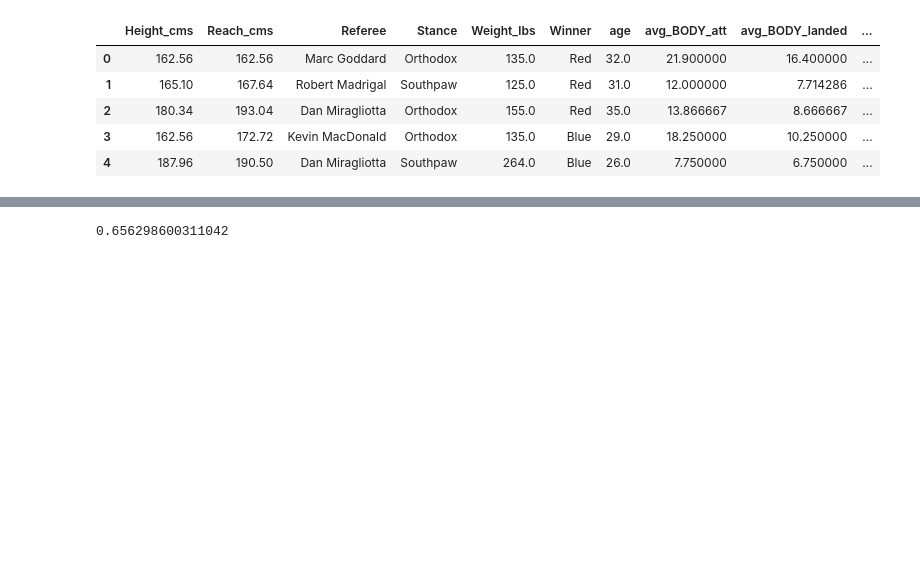
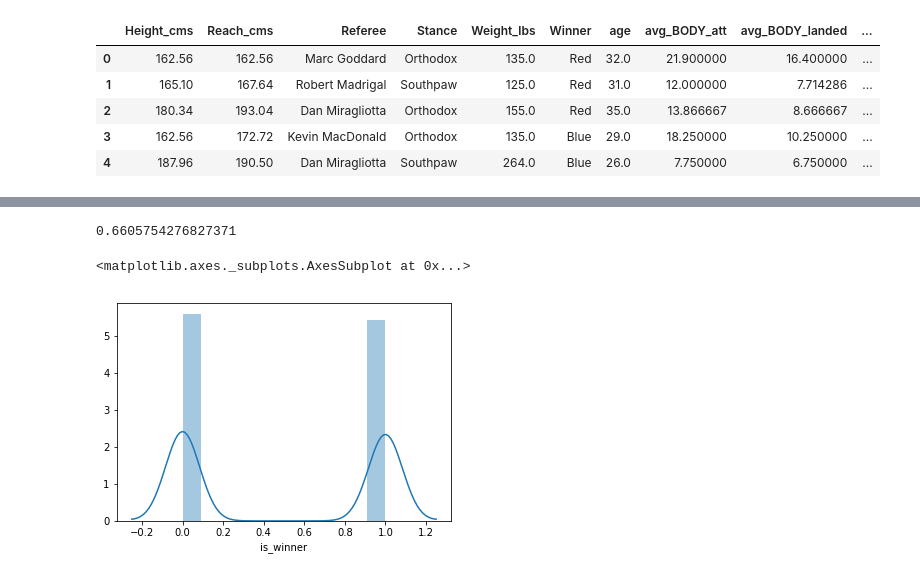
Before and after one commit to ekoly/DS-Unit-2-Applied-Modeling, a Jupyter notebook: module1/LS_DS_231_assignment.ipynb, the cells around one changed output, grey strips where cells are left out. Cells and saved outputs as stored; diff of their text form; code cells hidden in the pictures; blank space fills up the shorter version.

```diff
--- a/module1/LS_DS_231_assignment.ipynb
+++ b/module1/LS_DS_231_assignment.ipynb
@@ -35,7 +35,7 @@ pd.options.display.max_columns = 999
 
 dat_df = pd.read_csv("../data/ufc/data.csv")
 prep_dat_df = pd.read_csv("../data/ufc/preprocessed_data.csv")
-fighters_df = pd.read_csv("../data/ufc/raw_fighter_details.csv")
+raw_fighters_df = pd.read_csv("../data/ufc/raw_fighter_details.csv")
 raw_dat_df = pd.read_csv("../data/ufc/raw_total_fight_data.csv", sep=";")
 
 dat_df.head()
@@ -123,4 +226,4 @@ y_test = test[target]
 pipeline.fit(X_train, y_train)
 pipeline.score(X_test, y_test)
 # %% [output]
-0.656298600311042
+0.6605754276827371
@@ -126,0 +232,8 @@ pipeline.score(X_test, y_test)
+# %%
+# How is your target distributed?
+# total win-loss ratio is expected is to be 50-50 since each
+
+sns.distplot(fighters_df[target].astype(np.int64))
+# %% [output]
+<matplotlib.axes._subplots.AxesSubplot at 0x...>
+[figure, added]
```
Also changed, not shown: parts of 12 cells of this notebook.
